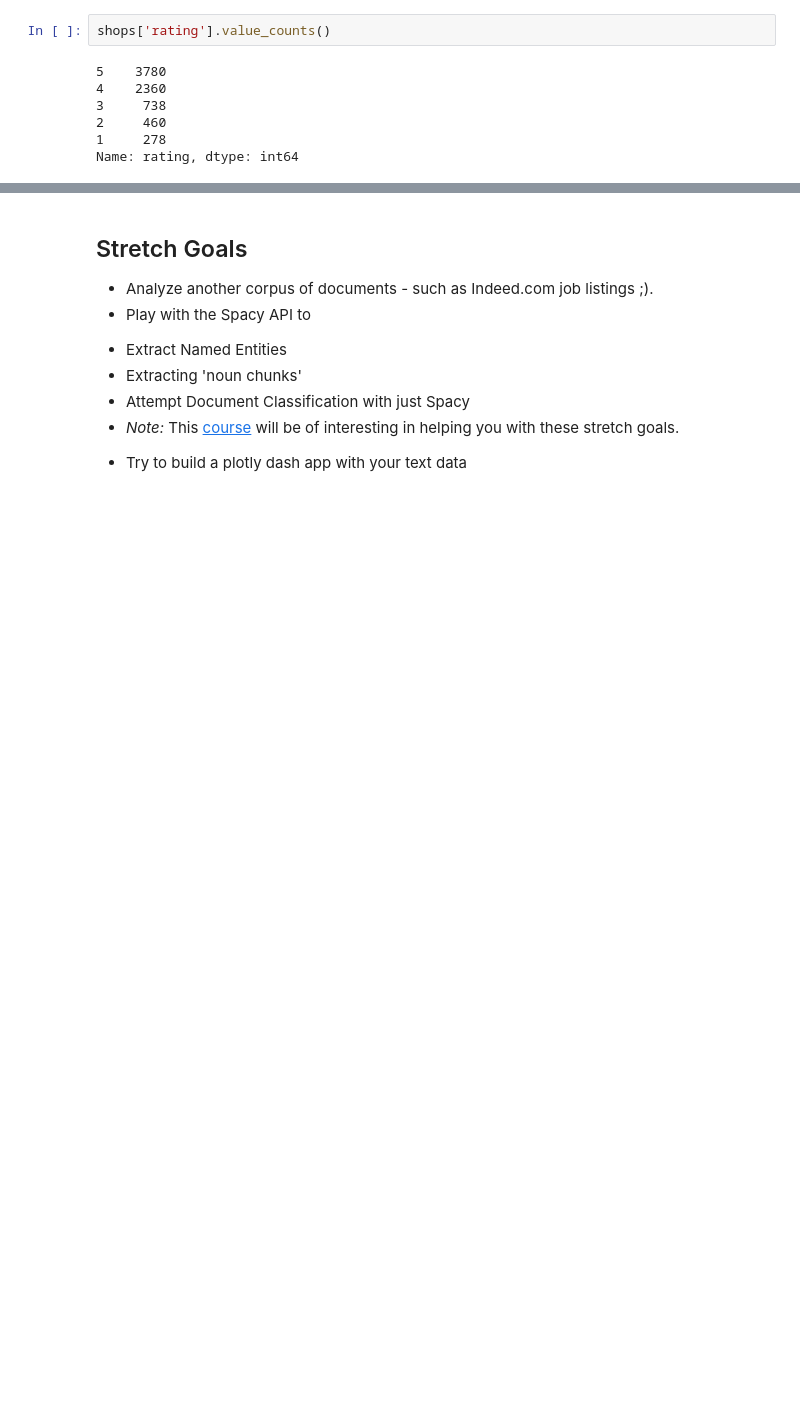
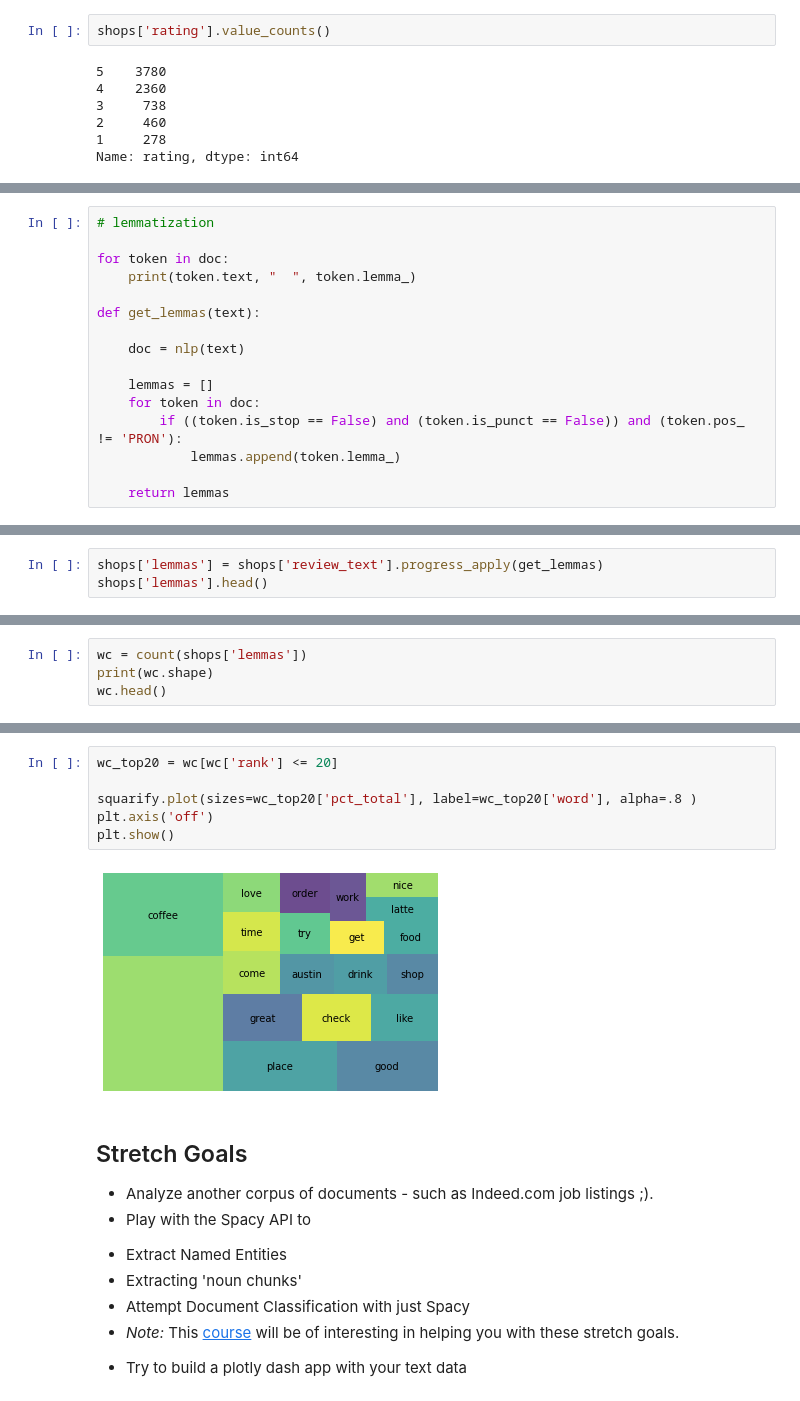
Before and after one commit to mark-morelos/DS-Unit-4-Sprint-1-NLP, a Jupyter notebook: module1-text-data/LS_DS_411_Text_Data_Assignment.ipynb, the cells around one changed output, grey strips where cells are left out. Saved outputs shown, nothing was run; the diff lists cells and outputs as text; blank space fills up the shorter version.

```diff
--- a/module1-text-data/LS_DS_411_Text_Data_Assignment.ipynb
+++ b/module1-text-data/LS_DS_411_Text_Data_Assignment.ipynb
@@ -384,0 +417,16 @@ Name: rating, dtype: int64
+# %%
+# lemmatization
+
+for token in doc:
+    print(token.text, "  ", token.lemma_)
+
+def get_lemmas(text):
+
+    doc = nlp(text)
+
+    lemmas = []
+    for token in doc:
+        if ((token.is_stop == False) and (token.is_punct == False)) and (token.pos_ != 'PRON'):
+            lemmas.append(token.lemma_)
+
+    return lemmas
@@ -384,0 +451,3 @@ Name: rating, dtype: int64
+# %%
+shops['lemmas'] = shops['review_text'].progress_apply(get_lemmas)
+shops['lemmas'].head()
@@ -384,0 +461,4 @@ Name: rating, dtype: int64
+# %%
+wc = count(shops['lemmas'])
+print(wc.shape)
+wc.head()
@@ -385,3 +473,11 @@ Name: rating, dtype: int64
+# %%
+wc_top20 = wc[wc['rank'] <= 20]
+
+squarify.plot(sizes=wc_top20['pct_total'], label=wc_top20['word'], alpha=.8 )
+plt.axis('off')
+plt.show()
+# %% [output]
+[figure, added]
 # %% [markdown]
 ## Stretch Goals
 
```
Also changed, not shown: parts of 7 cells of this notebook, 1 other file.
